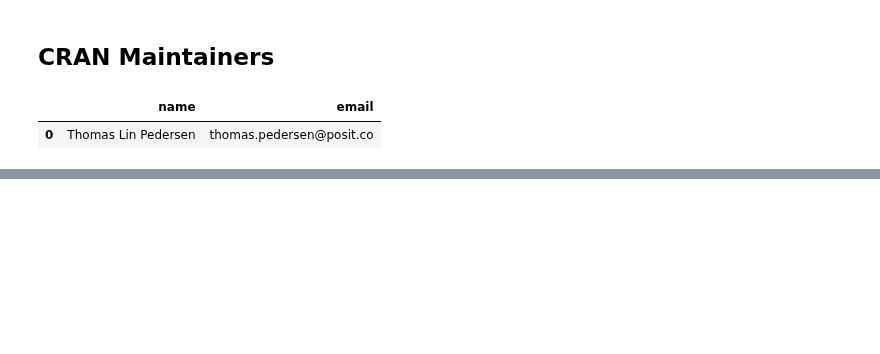
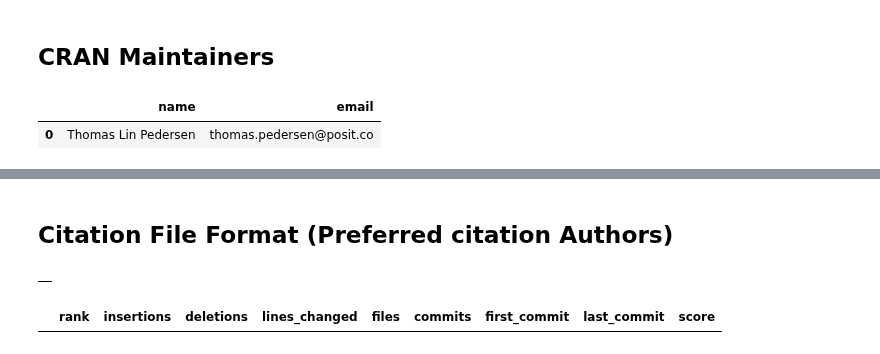
Before and after one commit to killi199/Master-Thesis, a Jupyter notebook: code/cran.ipynb, the cells around one changed output, grey strips where cells are left out. Cells and saved outputs as stored; diff of their text form; code cells hidden in the pictures; blank space fills up the shorter version.

```diff
--- a/code/cran.ipynb
+++ b/code/cran.ipynb
@@ -145,0 +159,12 @@ result
+# %% [markdown]
+## Citation File Format (Preferred citation Authors)
+# %%
+cff_df = functions.get_cff_preferred_citation_authors(owner, repo)
+cff_df
+# %% [output]
+|  |
+# %%
+result = functions.matching(cff_df, git_contributors_df)
+result
+# %% [output]
+|  | rank | insertions | deletions | lines_changed | files | commits | first_commit | last_commit | score |
```
Also changed, not shown: parts of 4 cells of this notebook, 3 other files.
